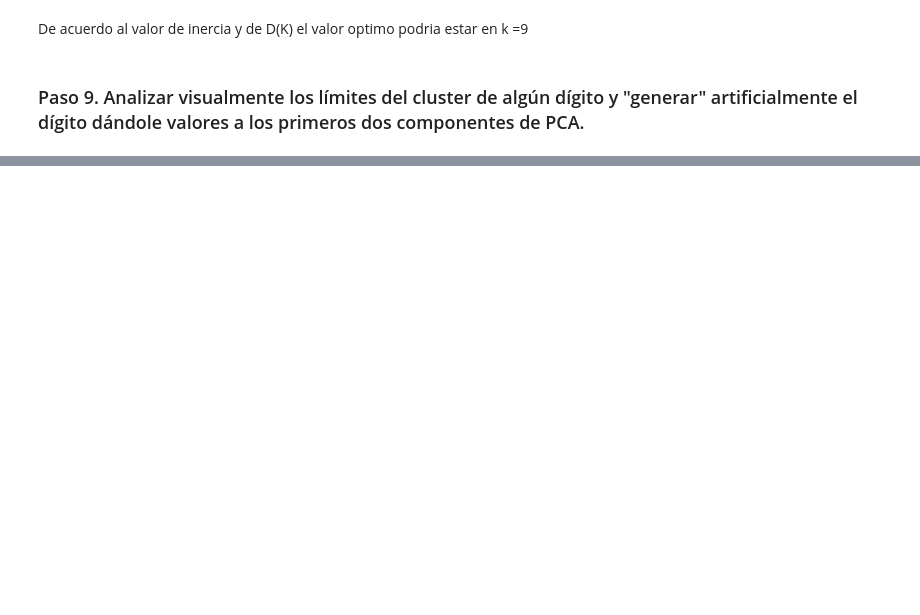
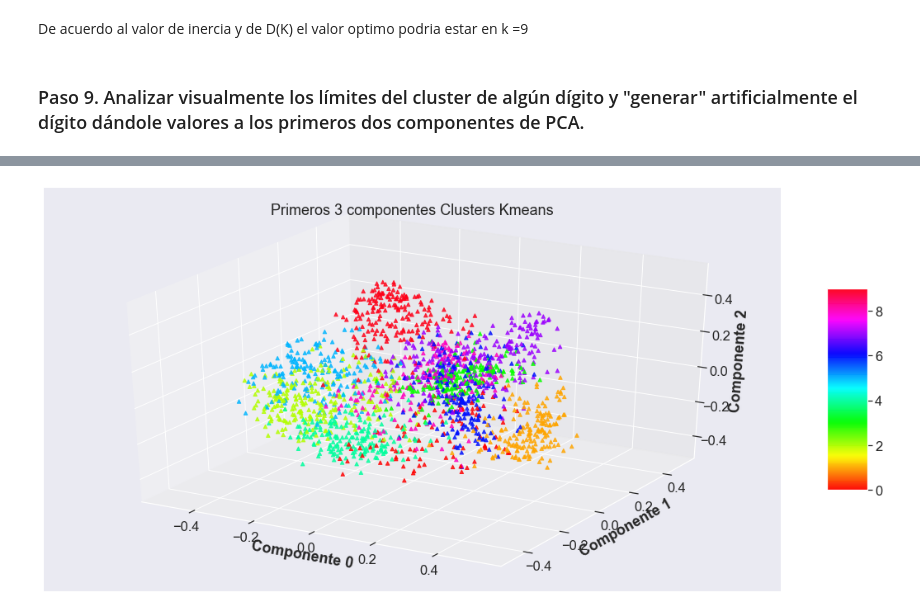
Before and after one commit to lionelgutierrez/CEIA_FIUBA_Intro_IA_2022_1B, a Jupyter notebook: Ejercicios-clase2/PCA - MNIST.ipynb, the cells around one changed output, grey strips where cells are left out. Cells and saved outputs as stored; diff of their text form; code cells hidden in the pictures; blank space fills up the shorter version.

```diff
--- a/Ejercicios-clase2/PCA - MNIST.ipynb
+++ b/Ejercicios-clase2/PCA - MNIST.ipynb
@@ -357,0 +308,23 @@ plt.show()
+# %%
+# Comparamos los primeros 3 compoenentes juntos
+fig = plt.figure(figsize = (20, 9))
+ax = plt.axes(projection ="3d")
+ax.grid(b = True, color ='grey',
+        linestyle ='-.', linewidth = 0.3,
+        alpha = 0.2)
+my_cmap = plt.get_cmap('hsv')
+
+sctt = ax.scatter3D(X_pca[:, 0], X_pca[:, 1],X_pca[:, 2],
+                    alpha = 0.8,
+                    c=cluster_labels,
+                    cmap = my_cmap,
+                    marker ='^')
+plt.title("Primeros 3 componentes Clusters Kmeans")
+ax.set_xlabel('Componente 0', fontweight ='bold')
+ax.set_ylabel('Componente 1', fontweight ='bold')
+ax.set_zlabel('Componente 2', fontweight ='bold')
+fig.colorbar(sctt, ax = ax, shrink = 0.5, aspect = 5)
+
+plt.show()
+# %% [output]
+[figure, added]
```
Also changed, not shown: parts of 17 cells of this notebook, 1 other file.
